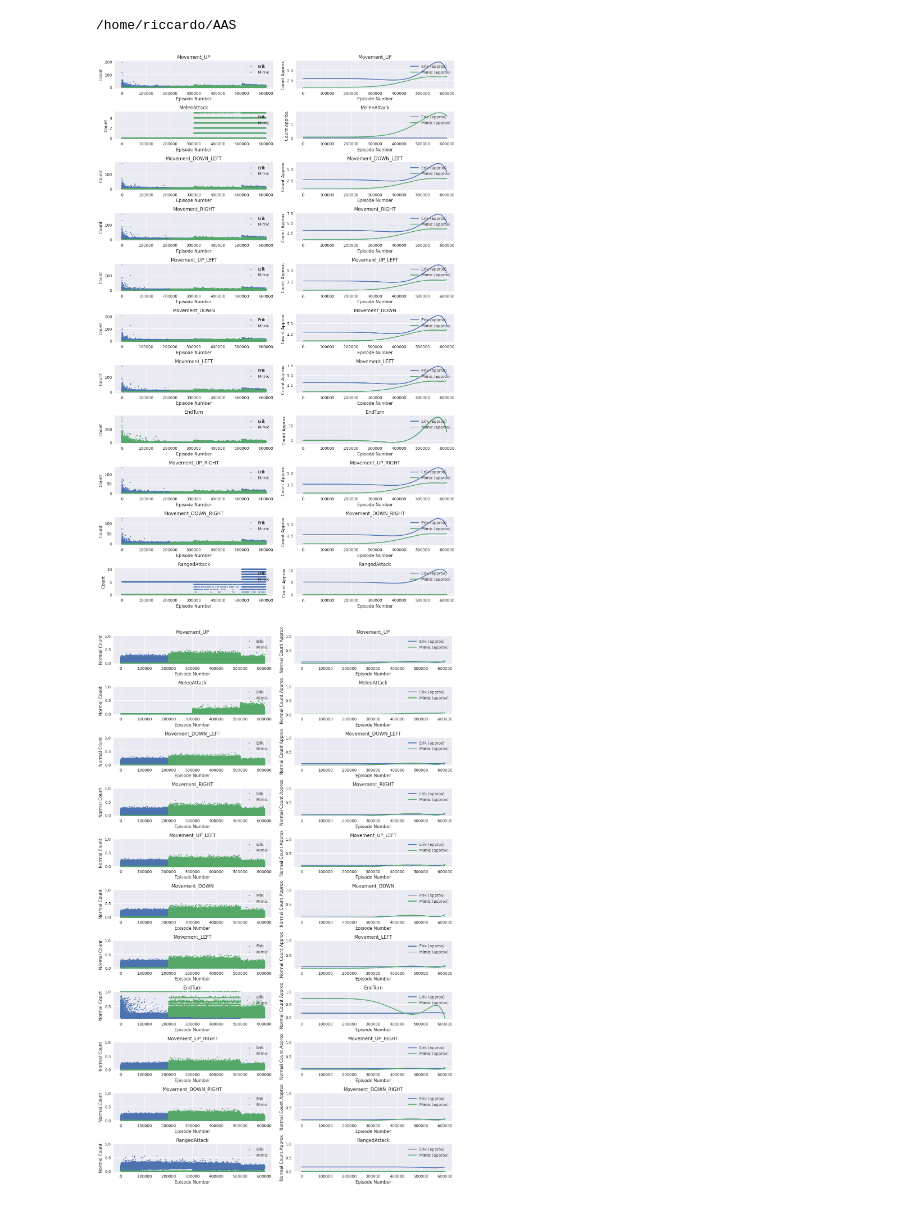
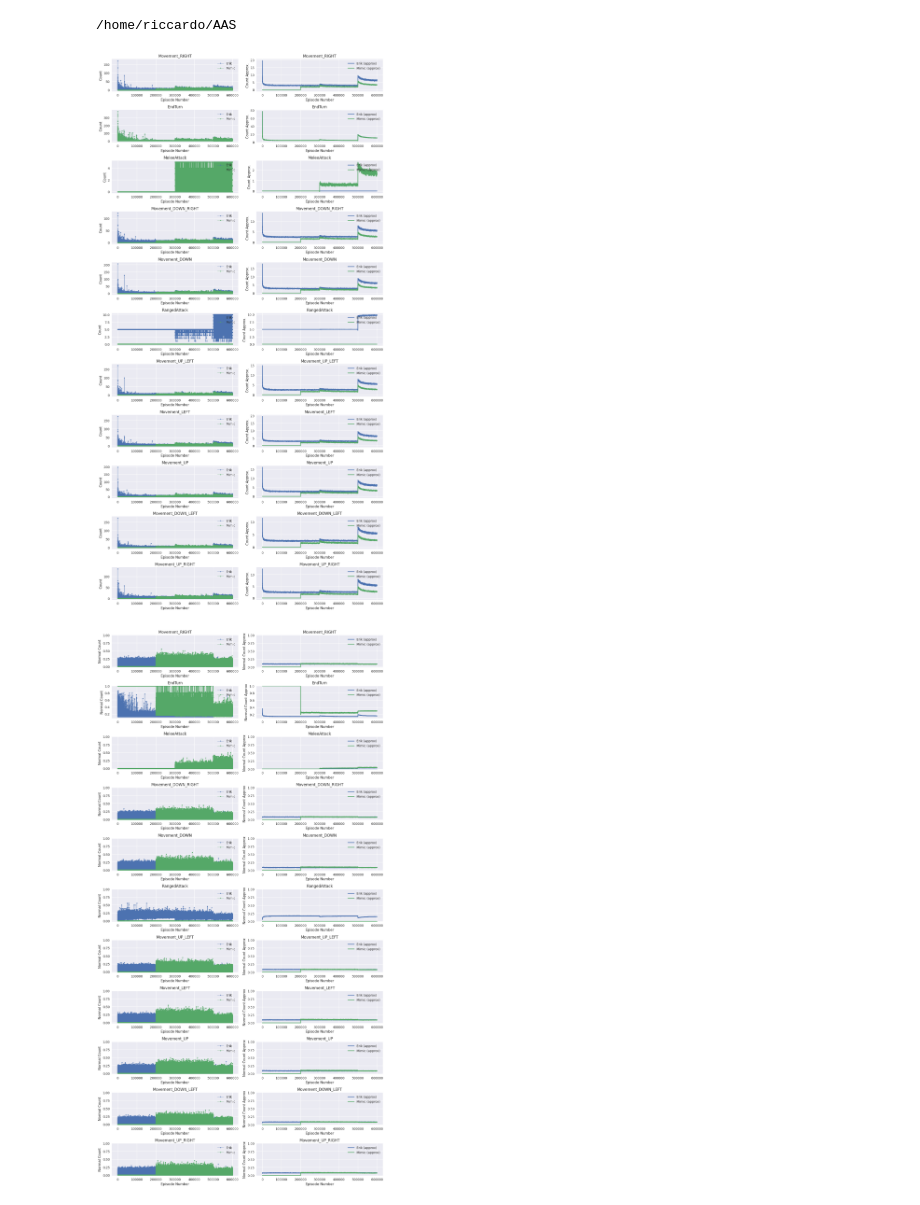
Before and after one commit to RiccardoEvangelisti/AAS, a Jupyter notebook: statistics/statistics.ipynb, the cells around one changed output. Saved outputs shown, nothing was run; the diff lists cells and outputs as text; code cells hidden in the pictures.

Commit message:
better graphs

```diff
--- a/statistics/statistics.ipynb
+++ b/statistics/statistics.ipynb
@@ -77,40 +75,35 @@ all_actions = set().union(
 episodes_number_np = np.array(episodes_number).reshape(-1, 1)
 num_actions = len(all_actions)
 # %%
-fig, axs = plt.subplots(num_actions, 2, figsize=(13, 20))
+fig, axs = plt.subplots(num_actions, 2, figsize=(13, 25))
 axs = axs.ravel()
 # For each action
 for i, action in enumerate(all_actions):
     # For each agent
     for agentName in episodes_total_actions[0].keys():  # (get agents name from first episode)
         # Entire plot of points
         action_count = [actions[agentName].get(action, 0) for actions in episodes_total_actions]
-        axs[2 * i].scatter(episodes_number, action_count, s=5, label=agentName)
+        axs[2 * i].plot(episodes_number, action_count, "-o", linewidth=0.5, markersize=3, label=agentName)
 
-        # Polynomial approximation
-        action_count_np = np.array(action_count)
-        poly_features = PolynomialFeatures(degree=10)
-        X_poly = poly_features.fit_transform(episodes_number_np)
-        poly_reg = LinearRegression()
-        poly_reg.fit(X_poly, action_count_np)
-        action_count_poly_approx = poly_reg.predict(X_poly)
-        axs[2 * i + 1].plot(episodes_number, action_count_poly_approx, label=f"{agentName} (approx)", linewidth=2)
+        # Smoothed data
+        smoothed_data = savgol_filter(action_count, window_length=500, polyorder=2)
+        axs[2 * i + 1].plot(episodes_number, smoothed_data, label=f"{agentName} (approx)", linewidth=2)
 
     axs[2 * i].set_title(f"{action}")
     axs[2 * i].set_xlabel("Episode Number")
     axs[2 * i].set_ylabel("Count")
     axs[2 * i].legend(loc="upper right")
     axs[2 * i + 1].set_title(f"{action}")
     axs[2 * i + 1].set_xlabel("Episode Number")
     axs[2 * i + 1].set_ylabel("Count Approx.")
     axs[2 * i + 1].legend(loc="upper right")
 
 plt.tight_layout()
 plt.show()
 # %% [output]
-[figure, old version]
+[figure, new version]
 # %%
-fig, axs = plt.subplots(num_actions, 2, figsize=(13, 20))
+fig, axs = plt.subplots(num_actions, 2, figsize=(13, 25))
 axs = axs.ravel()
 # For each action
 for i, action in enumerate(all_actions):
@@ -132,15 +125,11 @@ for i, action in enumerate(all_actions):
         ]
 
         # Entire plot of points
-        axs[2 * i].scatter(episodes_number, normalized_action_data, s=5, label=agentName)
-        # Polynomial approximation
-        action_count_np = np.array(normalized_action_data)
-        poly_features = PolynomialFeatures(degree=10)
-        X_poly = poly_features.fit_transform(episodes_number_np)
-        poly_reg = LinearRegression()
-        poly_reg.fit(X_poly, action_count_np)
-        action_count_poly_approx = poly_reg.predict(X_poly)
-        axs[2 * i + 1].plot(episodes_number, action_count_poly_approx, label=f"{agentName} (approx)", linewidth=2)
+        axs[2 * i].plot(episodes_number, normalized_action_data, "-o", linewidth=0.5, markersize=3, label=agentName)
+
+        # Smoothed data
+        smoothed_data = savgol_filter(normalized_action_data, window_length=500, polyorder=2)
+        axs[2 * i + 1].plot(episodes_number, smoothed_data, label=f"{agentName} (approx)", linewidth=2)
 
     axs[2 * i].set_title(f"{action}")
     axs[2 * i].set_xlabel("Episode Number")
@@ -156,7 +145,7 @@ for i, action in enumerate(all_actions):
 plt.tight_layout()
 plt.show()
 # %% [output]
-[figure, old version]
+[figure, new version]
 # %%
 fig, axs = plt.subplots(1, 2, figsize=(18, 5))
 axs[0].hist(episodes_winner, bins=np.arange(len(set(episodes_winner)) + 1) - 0.5, edgecolor="black")
```
Also changed, not shown: parts of 3 cells of this notebook.
